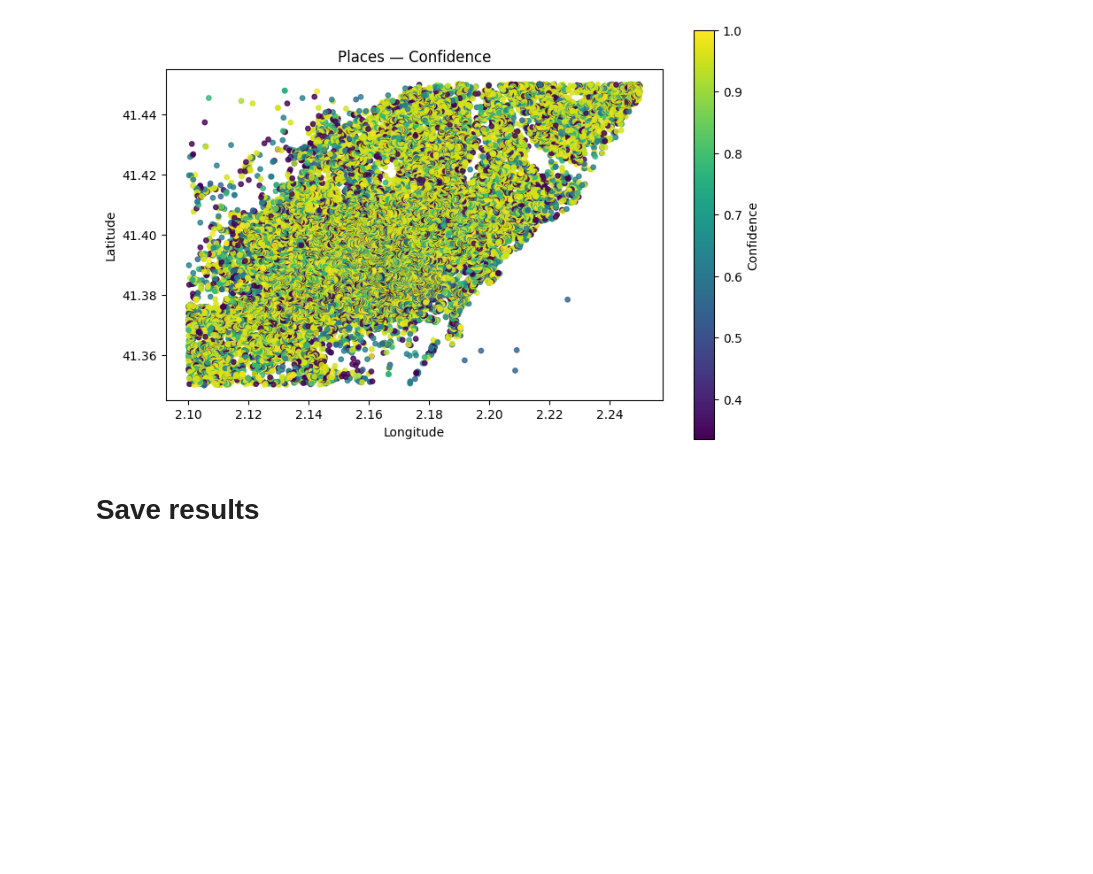
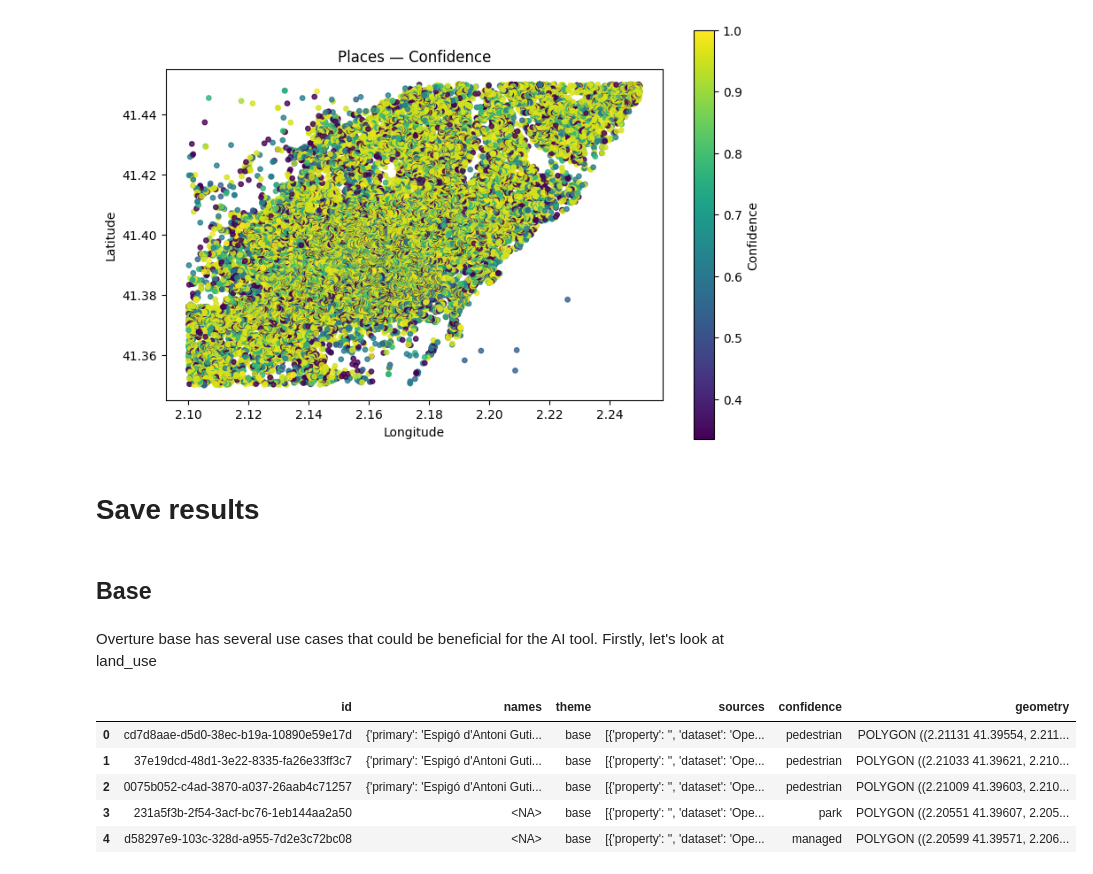
Before and after one commit to jammy-data/REALLOCATE_AI, a Jupyter notebook: notebooks/02_overture.ipynb, the cells around one changed output. Drawn from its saved outputs; the diff is of its cells as text; code cells hidden in the pictures; blank space fills up the shorter version.

```diff
--- a/notebooks/02_overture.ipynb
+++ b/notebooks/02_overture.ipynb
@@ -103,3 +106,7 @@ plt.tight_layout()
 #Save results and figures
 places.to_parquet(INTERIM_DATA_DIR / "overture_places.parquet")
 places.to_file(INTERIM_DATA_DIR / "overture_places.geojson", driver="GeoJSON")
+# %% [markdown]
+## Base
+# %% [markdown]
+Overture base has several use cases that could be beneficial for the AI tool. Firstly, let's look at land_use
@@ -105,0 +152,17 @@ places.to_file(INTERIM_DATA_DIR / "overture_places.geojson", driver="GeoJSON")
+# %%
+# 6️⃣ Convert WKB geometry to Shapely
+land_use["geometry"] = land_use["geometry"].apply(lambda x: wkb.loads(bytes(x)) if isinstance(x, (bytes, bytearray)) else None)
+
+# 7️⃣ Wrap in GeoDataFrame
+gdf_landuse = gpd.GeoDataFrame(land_use, geometry="geometry", crs="EPSG:4326")
+
+# 8️⃣ Inspect and plot
+places = gdf_landuse.copy()
+gdf_landuse.head()
+# %% [output]
+|  | id | names | theme | sources | confidence | geometry |
+| 0 | cd7d8aae-d5d0-38ec-b19a-10890e59e17d | {'primary': 'Espigó d'Antoni Guti... | base | [{'property': '', 'dataset': 'Ope... | pedestrian | POLYGON ((2.21131 41.39554, 2.211... |
+| 1 | 37e19dcd-48d1-3e22-8335-fa26e33ff3c7 | {'primary': 'Espigó d'Antoni Guti... | base | [{'property': '', 'dataset': 'Ope... | pedestrian | POLYGON ((2.21033 41.39621, 2.210... |
+| 2 | 0075b052-c4ad-3870-a037-26aab4c71257 | {'primary': 'Espigó d'Antoni Guti... | base | [{'property': '', 'dataset': 'Ope... | pedestrian | POLYGON ((2.21009 41.39603, 2.210... |
+| 3 | 231a5f3b-2f54-3acf-bc76-1eb144aa2a50 | <NA> | base | [{'property': '', 'dataset': 'Ope... | park | POLYGON ((2.20551 41.39607, 2.205... |
+| 4 | d58297e9-103c-328d-a955-7d2e3c72bc08 | <NA> | base | [{'property': '', 'dataset': 'Ope... | managed | POLYGON ((2.20599 41.39571, 2.206... |
```
Also changed, not shown: parts of 5 cells of this notebook, 2 other files.
